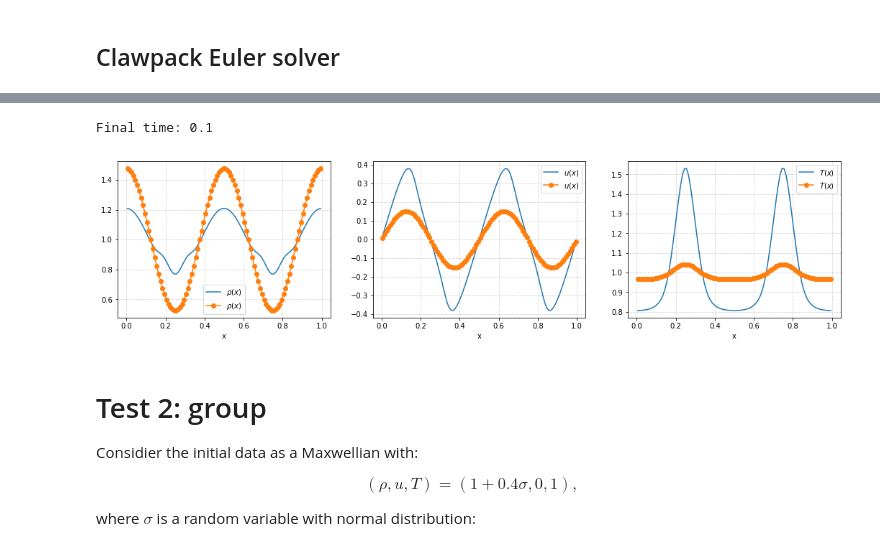
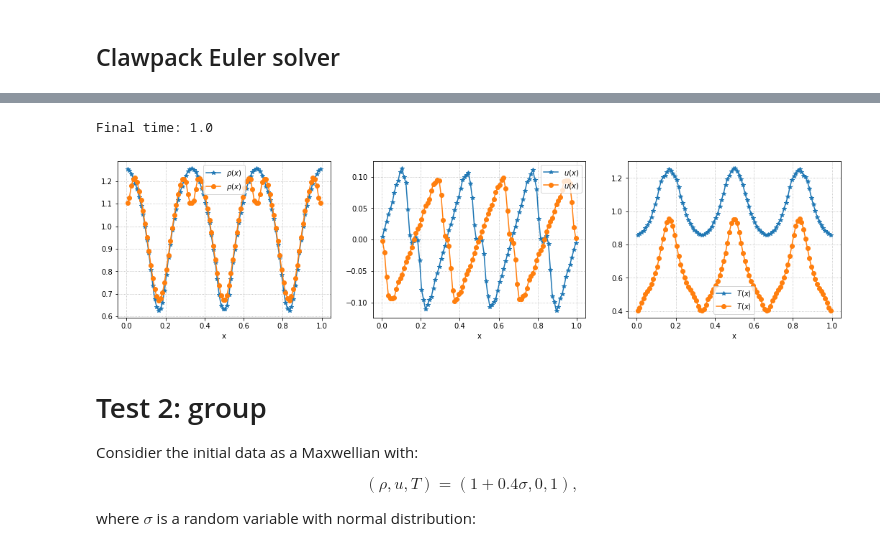
Before and after one commit to Mayuyu/proj-int-inelastic, a Jupyter notebook: main_test.ipynb, the cells around one changed output, grey strips where cells are left out. Saved outputs shown, nothing was run; the diff lists cells and outputs as text; code cells hidden in the pictures.

```diff
--- a/main_test.ipynb
+++ b/main_test.ipynb
@@ -79,14 +87,14 @@ solver = BoltzmannSolver1D(1e-5)
 solver.bc_lower[0] = BC.periodic
 solver.bc_upper[0] = BC.periodic
 
-solver.dt = 0.001
-solver.time_integrator = 'PFE'
+solver.dt = 0.002
+solver.time_integrator = 'TPI2'
 
-solver.inner_steps = [5, 5, 5]
+solver.inner_steps = [3, 3, 3]
 solver.inner_dt = [solver.kn, 10*solver.kn, 50*solver.kn]
 
 solver.rp = advection_1D
-solver.collision = Q.col_sep
+solver.collision = Q.col_new
 solver.order = 2
 # %%
 print("Initial time: {}; time step: {}".format(soln.t, solver.dt))
@@ -141,8 +149,8 @@ def dq_src(solver, state, dt):
     return dq
 
 
-def setup(outdir='./_output', solver_type='sharpclaw',
-          kernel_language='Python',disable_output=False):
+def setup(e=1, outdir='./_output', solver_type='sharpclaw',
+          kernel_language='Python',disable_output=True):
 
     if kernel_language =='Python':
         rs = riemann.euler_1D_py.euler_hllc_1D
@@ -157,6 +165,9 @@ def setup(outdir='./_output', solver_type='sharpclaw',
     solver.kernel_language = kernel_language
     solver.bc_lower[0]=pyclaw.BC.periodic
     solver.bc_upper[0]=pyclaw.BC.periodic
+#     if e is not None:
+#     solver.dq_src = dq_src
+
 
     mx = config_2d.nx
     x = pyclaw.Dimension(config_2d.xmin,config_2d.xmax,mx,name='x')
@@ -174,7 +185,7 @@ def setup(outdir='./_output', solver_type='sharpclaw',
     state.q[energy  ,:] = rho*T
 
     claw = pyclaw.Controller()
-    claw.tfinal = 0.1
+    claw.tfinal = 1.0
     claw.solution = pyclaw.Solution(state,domain)
     claw.solver = solver
     claw.num_output_times = 10
@@ -205,0 +217,3 @@ claw.run()
+# %%
+claw1 = setup()
+claw1.run()
@@ -206,23 +236,29 @@ claw.run()
 # %%
 print("Final time: {}".format(claw.frames[-1].t))
 fig, ax = plt.subplots(1, 3, figsize=(18, 4))
 
-ax[0].plot(x, claw.frames[-1].q[0], x, soln.rho, '-o', label=r'$\rho(x)$')
-ax[1].plot(x, claw.frames[-1].q[1]/claw.frames[-1].q[0], x, soln.u[0], '-o', label=r'$u(x)$')
-ax[2].plot(x, claw.frames[-1].q[2]/claw.frames[-1].q[0] - 0.5*(claw.frames[-1].q[1]/claw.frames[-1].q[0])**2, x, soln.T, '-o', label=r'$T(x)$')
+# ax[0].plot(x, claw.frames[-1].q[0], x, soln.rho, '-o', label=r'$\rho(x)$')
+# ax[1].plot(x, claw.frames[-1].q[1]/claw.frames[-1].q[0], x, soln.u[0], '-o', label=r'$u(x)$')
+# ax[2].plot(x, claw.frames[-1].q[2]/claw.frames[-1].q[0] - 0.5*(claw.frames[-1].q[1]/claw.frames[-1].q[0])**2, x, soln.T, '-o', label=r'$T(x)$')
 
-# ax[0].plot(x, claw1.frames[-1].q[0], '*')
-# ax[1].plot(x, claw1.frames[-1].q[1], '*')
-# ax[2].plot(x, claw1.frames[-1].q[2], '*')
+ax[0].plot(x, claw1.frames[-1].q[0], '-*', label=r'$\rho(x)$')
+ax[1].plot(x, claw1.frames[-1].q[1]/claw1.frames[-1].q[0], '-*', label=r'$u(x)$')
+ax[2].plot(x, claw1.frames[-1].q[2]/claw1.frames[-1].q[0] - 0.5*(claw1.frames[-1].q[1]/claw1.frames[-1].q[0])**2, '-*', label=r'$T(x)$')
+
+ax[0].plot(x, claw.frames[-1].q[0], '-o', label=r'$\rho(x)$')
+ax[1].plot(x, claw.frames[-1].q[1]/claw.frames[-1].q[0], '-o', label=r'$u(x)$')
+ax[2].plot(x, claw.frames[-1].q[2]/claw.frames[-1].q[0] - 0.5*(claw.frames[-1].q[1]/claw.frames[-1].q[0])**2, '-o', label=r'$T(x)$')
+
+
 for iax in ax:
     iax.set_xlabel(r'x')
     iax.legend()
     iax.grid(which='both',linestyle=':')
 
-# plt.savefig('TPI3_vs_Euler.pdf')
+plt.savefig('e_pfe.pdf')
 # %% [output]
-Final time: 0.1
+Final time: 1.0
-[figure, old version]
+[figure, new version]
 # %% [markdown]
 # Test 2: group
 
```
Also changed, not shown: parts of 18 cells of this notebook.
